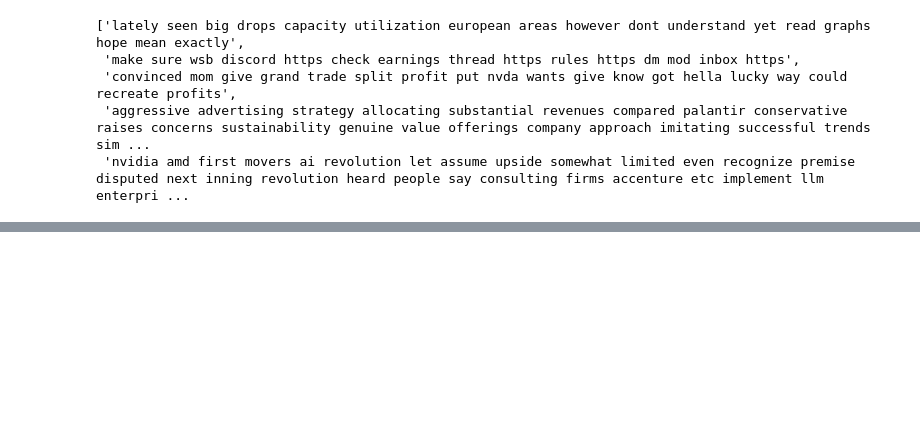
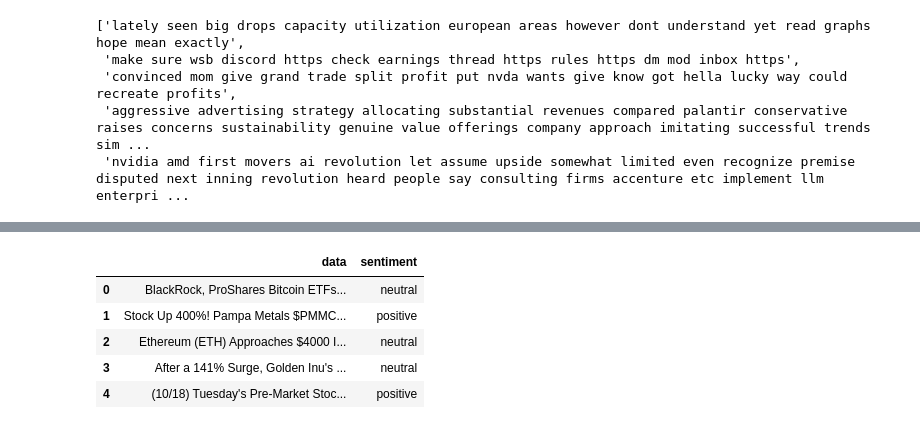
Before and after one commit to IngaleOmkar/Information-Retrieval, a Jupyter notebook: classification/classification.ipynb, the cells around one changed output, grey strips where cells are left out. Cells and saved outputs as stored; diff of their text form; code cells hidden in the pictures; blank space fills up the shorter version.

```diff
--- a/classification/classification.ipynb
+++ b/classification/classification.ipynb
@@ -128,0 +154,11 @@ np.savetxt('../data/vader_scores.csv', [p for p in zip(new_data, str_scores)], d
+# %%
+eval = eval_set[['data','sentiment']].copy()
+# %%
+eval[:5]
+# %% [output]
+|  | data | sentiment |
+| 0 | BlackRock, ProShares Bitcoin ETFs... | neutral |
+| 1 | Stock Up 400%! Pampa Metals $PMMC... | positive |
+| 2 | Ethereum (ETH) Approaches $4000 I... | neutral |
+| 3 | After a 141% Surge, Golden Inu's ... | neutral |
+| 4 | (10/18) Tuesday's Pre-Market Stoc... | positive |
```
Also changed, not shown: parts of 8 cells of this notebook, 3 other files.
